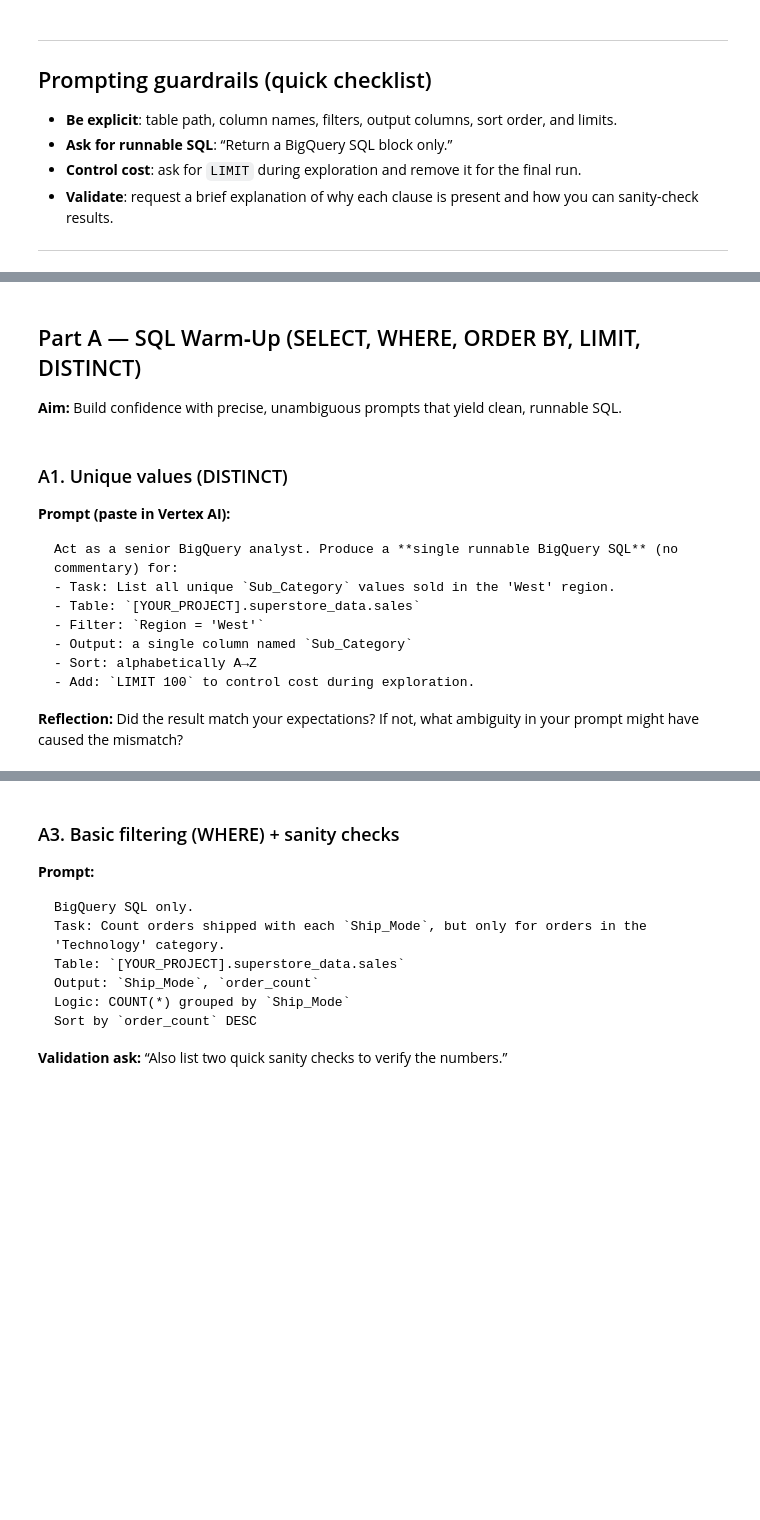
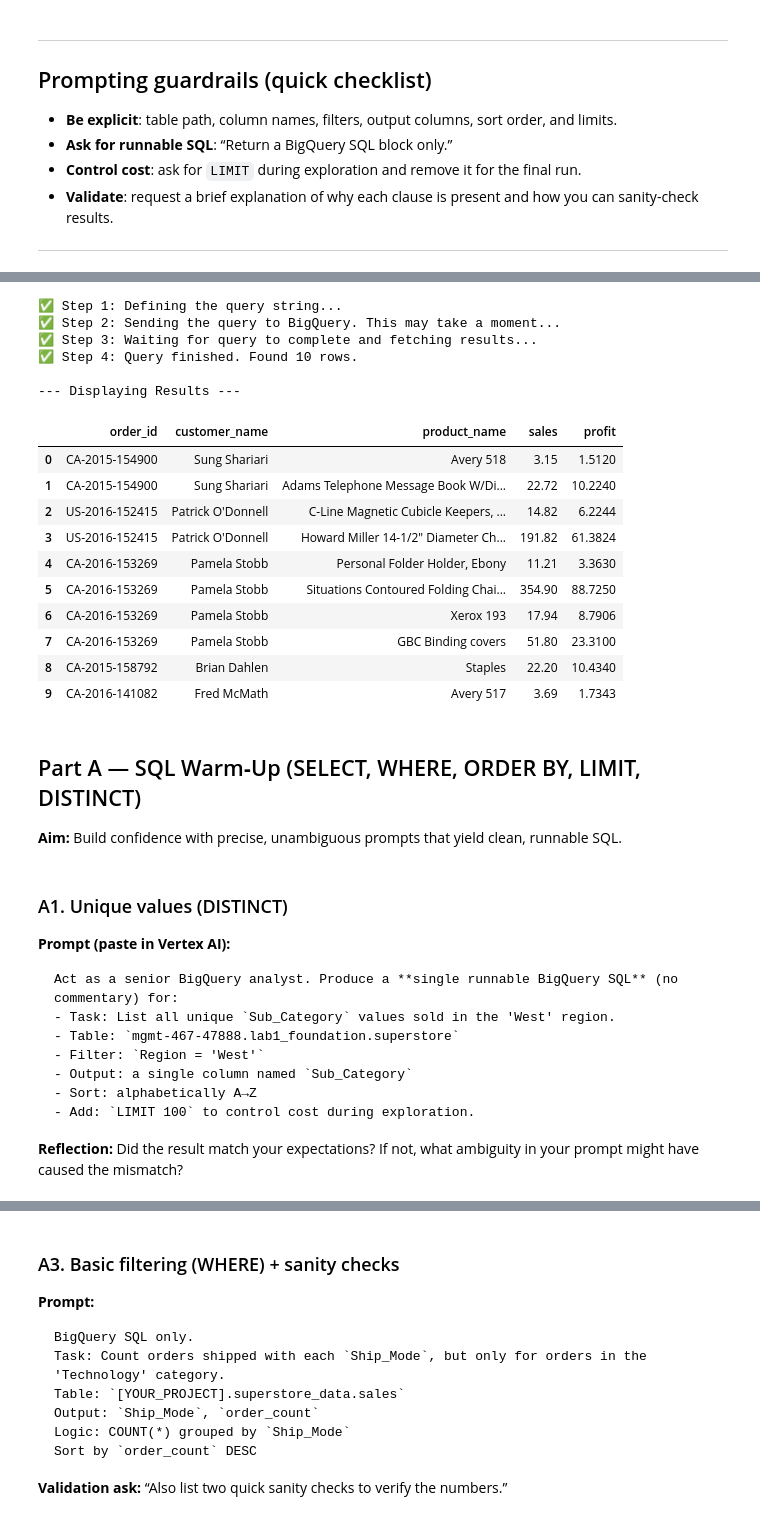
Before and after one commit to bigDataNCloud/mgmt_467_resources, a Jupyter notebook: Unit1_Labs/Lab_2_Advanced_EDA_with_Interactive_Visualization/Lab_VertexAI_BigQuery_PromptsOnly.ipynb, the cells around one changed output, grey strips where cells are left out. Saved outputs shown, nothing was run; the diff lists cells and outputs as text; code cells hidden in the pictures; blank space fills up the shorter version.

````diff
--- a/Unit1_Labs/Lab_2_Advanced_EDA_with_Interactive_Visualization/Lab_VertexAI_BigQuery_PromptsOnly.ipynb
+++ b/Unit1_Labs/Lab_2_Advanced_EDA_with_Interactive_Visualization/Lab_VertexAI_BigQuery_PromptsOnly.ipynb
@@ -26,3 +187,58 @@ If you are using *Global Superstore*, make sure column names match your schema (
+# %%
+# This assumes your 'client' object from the previous cell is still active
+# and correctly authenticated.
+
+print("✅ Step 1: Defining the query string...")
+
+query_string = """
+SELECT
+  order_id,
+  customer_name,
+  product_name,
+  sales,
+  profit
+FROM
+  `mgmt-467-47888.lab1_foundation.superstore_clean`
+LIMIT 10;
+"""
+
+print("✅ Step 2: Sending the query to BigQuery. This may take a moment...")
+
+# Use a try-except block to catch potential errors
+try:
+    query_job = client.query(query_string)
+
+    print("✅ Step 3: Waiting for query to complete and fetching results...")
+    results_df = query_job.to_dataframe()
+
+    print(f"✅ Step 4: Query finished. Found {len(results_df)} rows.")
+
+    if results_df.empty:
+        print("\n⚠️ The query ran successfully but returned an empty result. Please double-check that your 'superstore_clean' view exists and the original table has data.")
+    else:
+        print("\n--- Displaying Results ---")
+        display(results_df)
+
+except Exception as e:
+    print(f"\n❌ An error occurred: {e}")
+# %% [output]
+✅ Step 1: Defining the query string...
+✅ Step 2: Sending the query to BigQuery. This may take a moment...
+✅ Step 3: Waiting for query to complete and fetching results...
+✅ Step 4: Query finished. Found 10 rows.
+
+--- Displaying Results ---
+|  | order_id | customer_name | product_name | sales | profit |
+| 0 | CA-2015-154900 | Sung Shariari | Avery 518 | 3.15 | 1.5120 |
+| 1 | CA-2015-154900 | Sung Shariari | Adams Telephone Message Book W/Di... | 22.72 | 10.2240 |
+| 2 | US-2016-152415 | Patrick O'Donnell | C-Line Magnetic Cubicle Keepers, ... | 14.82 | 6.2244 |
+| 3 | US-2016-152415 | Patrick O'Donnell | Howard Miller 14-1/2" Diameter Ch... | 191.82 | 61.3824 |
+| 4 | CA-2016-153269 | Pamela Stobb | Personal Folder Holder, Ebony | 11.21 | 3.3630 |
+| 5 | CA-2016-153269 | Pamela Stobb | Situations Contoured Folding Chai... | 354.90 | 88.7250 |
+| 6 | CA-2016-153269 | Pamela Stobb | Xerox 193 | 17.94 | 8.7906 |
+| 7 | CA-2016-153269 | Pamela Stobb | GBC Binding covers | 51.80 | 23.3100 |
+| 8 | CA-2015-158792 | Brian Dahlen | Staples | 22.20 | 10.4340 |
+| 9 | CA-2016-141082 | Fred McMath | Avery 517 | 3.69 | 1.7343 |
 # %% [markdown]
 ## Part A — SQL Warm‑Up (SELECT, WHERE, ORDER BY, LIMIT, DISTINCT)
 **Aim:** Build confidence with precise, unambiguous prompts that yield clean, runnable SQL.
@@ -32,7 +248,7 @@ If you are using *Global Superstore*, make sure column names match your schema (
 ```
 Act as a senior BigQuery analyst. Produce a **single runnable BigQuery SQL** (no commentary) for:
 - Task: List all unique `Sub_Category` values sold in the 'West' region.
-- Table: `[YOUR_PROJECT].superstore_data.sales`
+- Table: `mgmt-467-47888.lab1_foundation.superstore`
 - Filter: `Region = 'West'`
 - Output: a single column named `Sub_Category`
 - Sort: alphabetically A→Z
````
Also changed, not shown: parts of 10 cells of this notebook.
